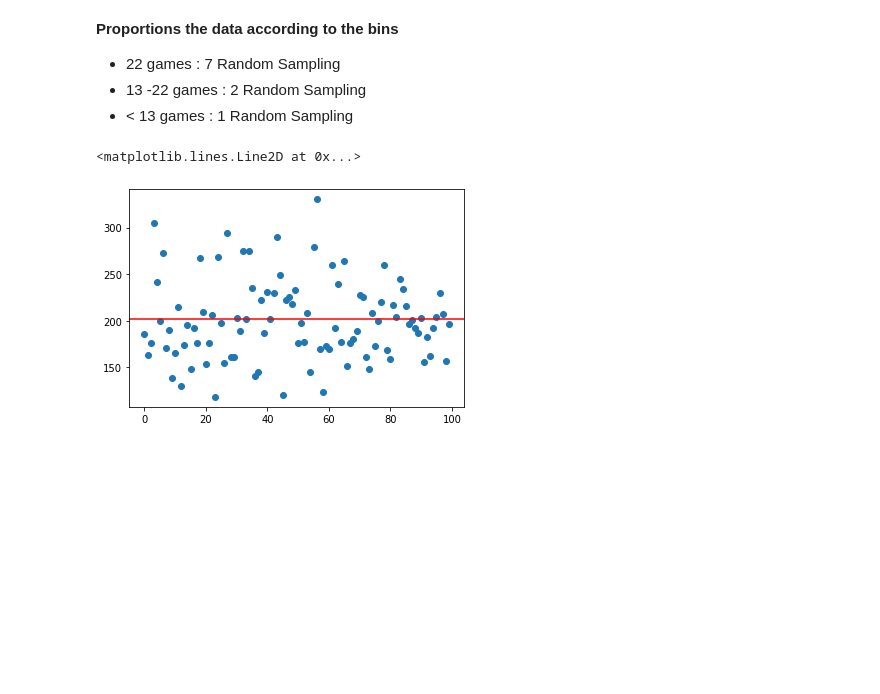
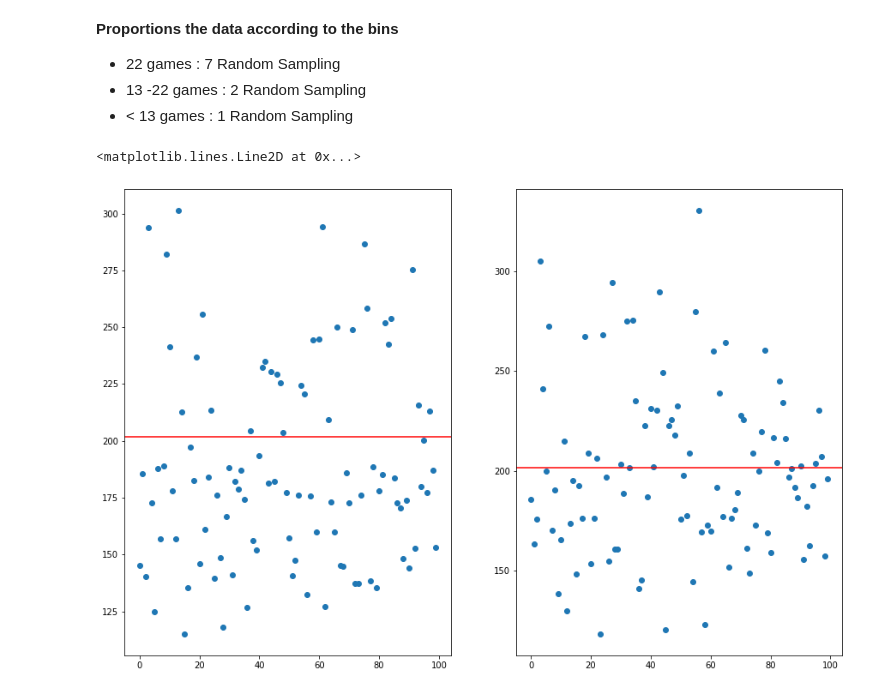
Before and after one commit to dnlsyfq/py_statistics, a Jupyter notebook: Statistics.ipynb, the cells around one changed output. Drawn from its saved outputs; the diff is of its cells as text; code cells hidden in the pictures; blank space fills up the shorter version.

```diff
--- a/Statistics.ipynb
+++ b/Statistics.ipynb
@@ -215,8 +215,14 @@ for i in range(100):
     sample_df = pd.concat([sample_1,sample_2,sample_3])
     stratified_mean.append(sample_df['PTS'].mean())
 # %%
+plt.figure(figsize=(15, 10))
+plt.subplot(1, 2, 1)
+plt.scatter(range(100),sample_mean)
+plt.axhline(population_mean,c='red')
+
+plt.subplot(1, 2, 2)
 plt.scatter(range(100),stratified_mean)
 plt.axhline(df['PTS'].mean(),c='red')
 # %% [output]
 <matplotlib.lines.Line2D at 0x...>
-[figure, old version]
+[figure, new version]
```
Also changed, not shown: parts of 20 cells of this notebook.
